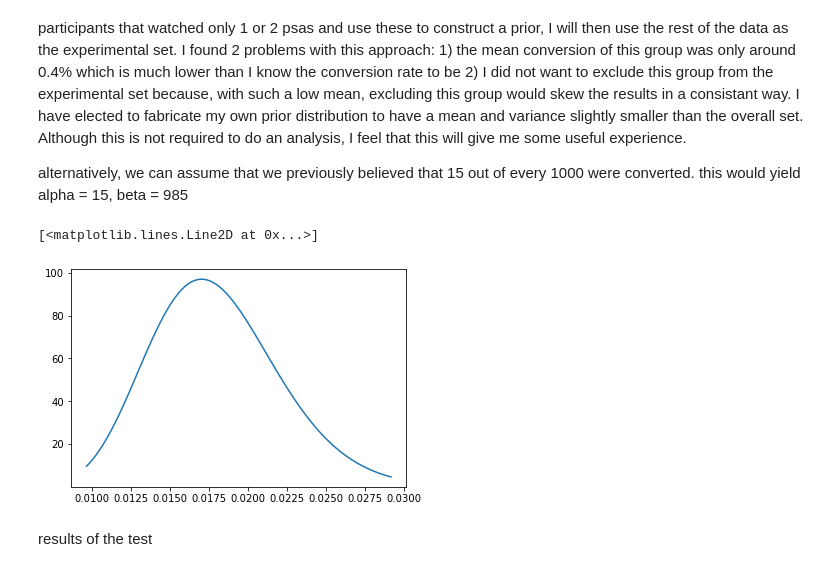
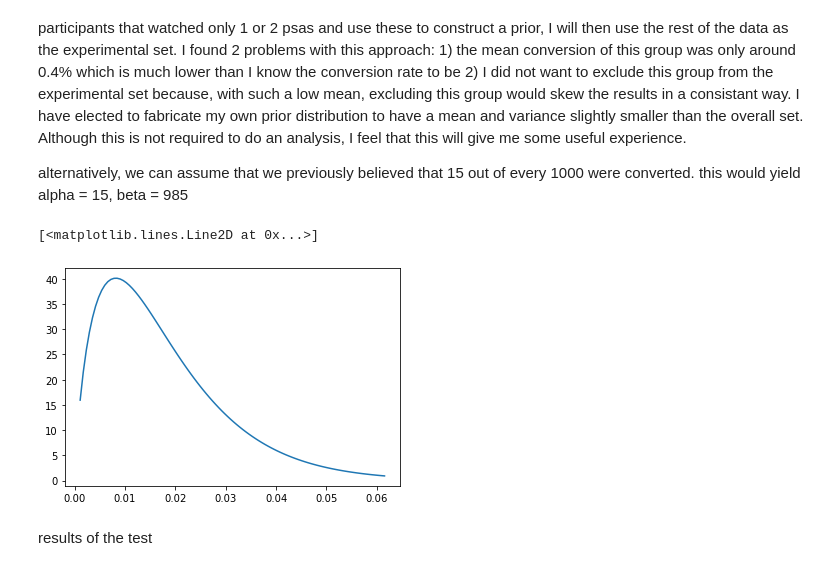
Before and after one commit to jchobanian/marketing-A-B-testing, a Jupyter notebook: marketing_AB_polish.ipynb, the cells around one changed output. Drawn from its saved outputs; the diff is of its cells as text; code cells hidden in the pictures.

```diff
--- a/marketing_AB_polish.ipynb
+++ b/marketing_AB_polish.ipynb
@@ -279,15 +287,15 @@ In order to conduct a Baysean test we need to establish a prior distribution. Si
 
 alternatively, we can assume that we previously believed that 15 out of every 1000 were converted. this would yield alpha = 15, beta = 985
 # %%
-prior_alpha = 18
-prior_beta = 982
+prior_alpha = 1.8
+prior_beta = 98.2
 fig, ax = plt.subplots(1, 1)
 x = np.linspace(stats.beta.ppf(0.01, prior_alpha, prior_beta),
                 stats.beta.ppf(0.99, prior_alpha, prior_beta), 100)
 ax.plot(x, stats.beta.pdf(x, prior_alpha, prior_beta))
 # %% [output]
 [<matplotlib.lines.Line2D at 0x...>]
-[figure, old version]
+[figure, new version]
 # %% [markdown]
 results of the test
 # %%
```
Also changed, not shown: parts of 26 cells of this notebook.
